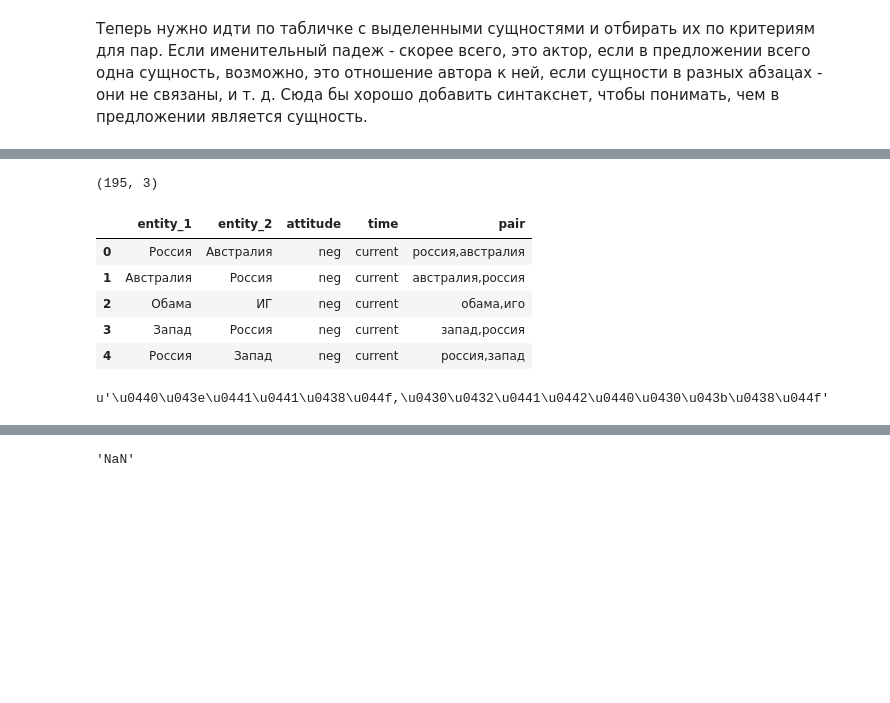
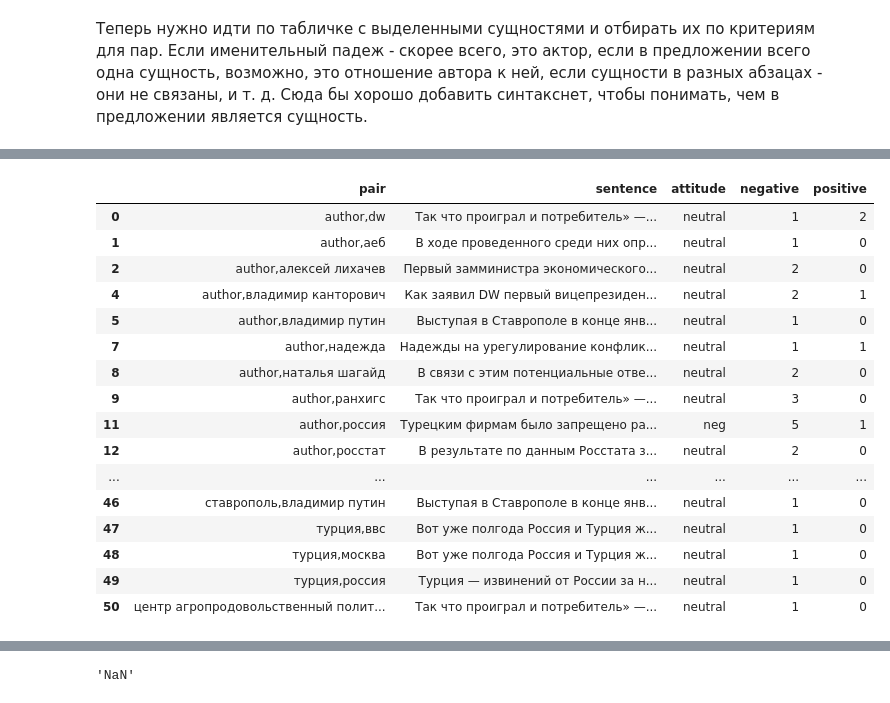
Before and after one commit to DmitrySerg/HSE-NLP-Summer-School, a Jupyter notebook: NLP_summerschool.ipynb, the cells around one changed output, grey strips where cells are left out. Drawn from its saved outputs; the diff is of its cells as text; code cells hidden in the pictures; blank space fills up the shorter version.

```diff
--- a/NLP_summerschool.ipynb
+++ b/NLP_summerschool.ipynb
@@ -434,15 +334,0 @@ PAIRS = getPairs(n_entities=3)
-# %%
-PAIRS.shape
-# %% [output]
-(195, 3)
-# %%
-answer.head()
-# %% [output]
-|  | entity_1 | entity_2 | attitude | time | pair |
-| 0 | Россия | Австралия | neg | current | россия,австралия |
-| 1 | Австралия | Россия | neg | current | австралия,россия |
-| 2 | Обама | ИГ | neg | current | обама,иго |
-| 3 | Запад | Россия | neg | current | запад,россия |
-| 4 | Россия | Запад | neg | current | россия,запад |
-# %%
-PAIRS = PAIRS.groupby(["entity_1", "entity_2"]).sum().reset_index()
@@ -454 +335,60 @@ answer["pair"] = answer["pair"].apply(lambda x: x.decode("utf8"))
+# %%
+def prepareData(number, n_entities=3):
+
+    """Loaging stuff"""
+
+    text = Text_to_dict(number)
+    entities = transformAnnotation(number)
+    answer = transformAnswer(number)
+
+    ENTITIES = getEntityPositions(text, entities)
+
+    """Calculating stuff"""
+
+    PAIRS = getPairs(n_entities=3)
+    answer["pair"] = answer.entity_1.apply(lambda x: lemmatize(x).lower())+","+\
+                     answer.entity_2.apply(lambda x: lemmatize(x).lower())
+    PAIRS["pair"] = PAIRS.entity_1.apply(lambda x: lemmatize(x).lower())+","+\
+                    PAIRS.entity_2.apply(lambda x: lemmatize(x).lower())
+    PAIRS["pair"] = PAIRS["pair"].apply(lambda x: x.encode("utf8"))
+
+    PAIRS.drop(["entity_1", "entity_2"], axis=1, inplace=True)
+    PAIRS = PAIRS.groupby(["pair"]).sum().reset_index()
+
+    answer = answer.drop(["entity_1", "entity_2", "time"], axis=1)
+
+    """Merging stuff"""
+
+    PAIRS = PAIRS.merge(answer, on='pair', how="left")
+    PAIRS = PAIRS.fillna("neutral")
+
+    """Getting sentiment from stuff"""
+
+    sent = PAIRS.sentence.apply(lambda x: getSentenceSentiment(x))
+    sent = pd.DataFrame(list(sent))
+    sent.columns = ["negative", "positive"]
+    PAIRS = pd.concat([PAIRS, sent], axis=1)
+    PAIRS = PAIRS[PAIRS.negative+PAIRS.positive != 0]
+
+    return PAIRS
+# %%
+prepareData(20)
+# %% [output]
+|  | pair | sentence | attitude | negative | positive |
+| 0 | author,dw | Так что проиграл и потребитель» —... | neutral | 1 | 2 |
+| 1 | author,аеб | В ходе проведенного среди них опр... | neutral | 1 | 0 |
+| 2 | author,алексей лихачев | Первый замминистра экономического... | neutral | 2 | 0 |
+| 4 | author,владимир канторович | Как заявил DW первый вицепрезиден... | neutral | 2 | 1 |
+| 5 | author,владимир путин | Выступая в Ставрополе в конце янв... | neutral | 1 | 0 |
+| 7 | author,надежда | Надежды на урегулирование конфлик... | neutral | 1 | 1 |
+| 8 | author,наталья шагайд | В связи с этим потенциальные отве... | neutral | 2 | 0 |
+| 9 | author,ранхигс | Так что проиграл и потребитель» —... | neutral | 3 | 0 |
+| 11 | author,россия | Турецким фирмам было запрещено ра... | neg | 5 | 1 |
+| 12 | author,росстат | В результате по данным Росстата з... | neutral | 2 | 0 |
+| ... | ... | ... | ... | ... | ... |
+| 46 | ставрополь,владимир путин | Выступая в Ставрополе в конце янв... | neutral | 1 | 0 |
+| 47 | турция,ввс | Вот уже полгода Россия и Турция ж... | neutral | 1 | 0 |
+| 48 | турция,москва | Вот уже полгода Россия и Турция ж... | neutral | 1 | 0 |
+| 49 | турция,россия | Турция — извинений от России за н... | neutral | 1 | 0 |
+| 50 | центр агропродовольственный полит... | Так что проиграл и потребитель» —... | neutral | 1 | 0 |
 # %%
@@ -458,4 +408,0 @@ PAIRS["pair"] = PAIRS.entity_1.apply(lambda x: lemmatize(x).lower())+","+\
-# %%
-PAIRS[PAIRS.entity_1==u"Россия"].iloc[0].pair
-# %% [output]
-u'\u0440\u043e\u0441\u0441\u0438\u044f,\u0430\u0432\u0441\u0442\u0440\u0430\u043b\u0438\u044f'
```
Also changed, not shown: parts of 26 cells of this notebook.
